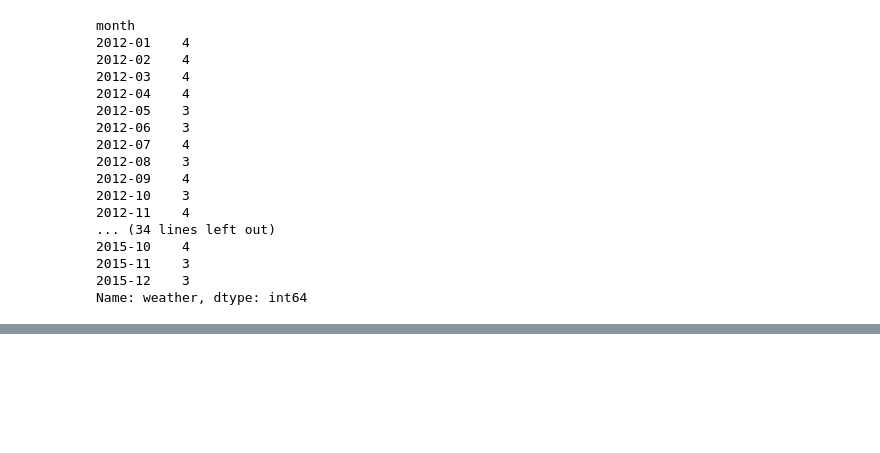
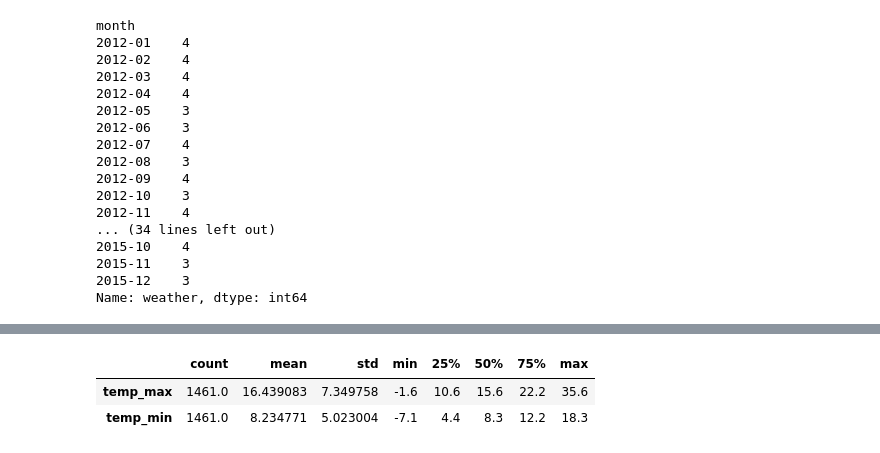
Before and after one commit to HaichengHao/LLM_Learn, a Jupyter notebook: v0/0Numpy_Pandas回顾/pandas/11天气分析.ipynb, the cells around one changed output, grey strips where cells are left out. Saved outputs shown, nothing was run; the diff lists cells and outputs as text; code cells hidden in the pictures; blank space fills up the shorter version.

```diff
--- a/v0/0Numpy_Pandas回顾/pandas/11天气分析.ipynb
+++ b/v0/0Numpy_Pandas回顾/pandas/11天气分析.ipynb
@@ -127,0 +157,6 @@ Name: weather, dtype: int64
+# %%
+df[['temp_max','temp_min']].describe(include=np.float64).T
+# %% [output]
+|  | count | mean | std | min | 25% | 50% | 75% | max |
+| temp_max | 1461.0 | 16.439083 | 7.349758 | -1.6 | 10.6 | 15.6 | 22.2 | 35.6 |
+| temp_min | 1461.0 | 8.234771 | 5.023004 | -7.1 | 4.4 | 8.3 | 12.2 | 18.3 |
```
Also changed, not shown: parts of 13 cells of this notebook, 14 other files.
